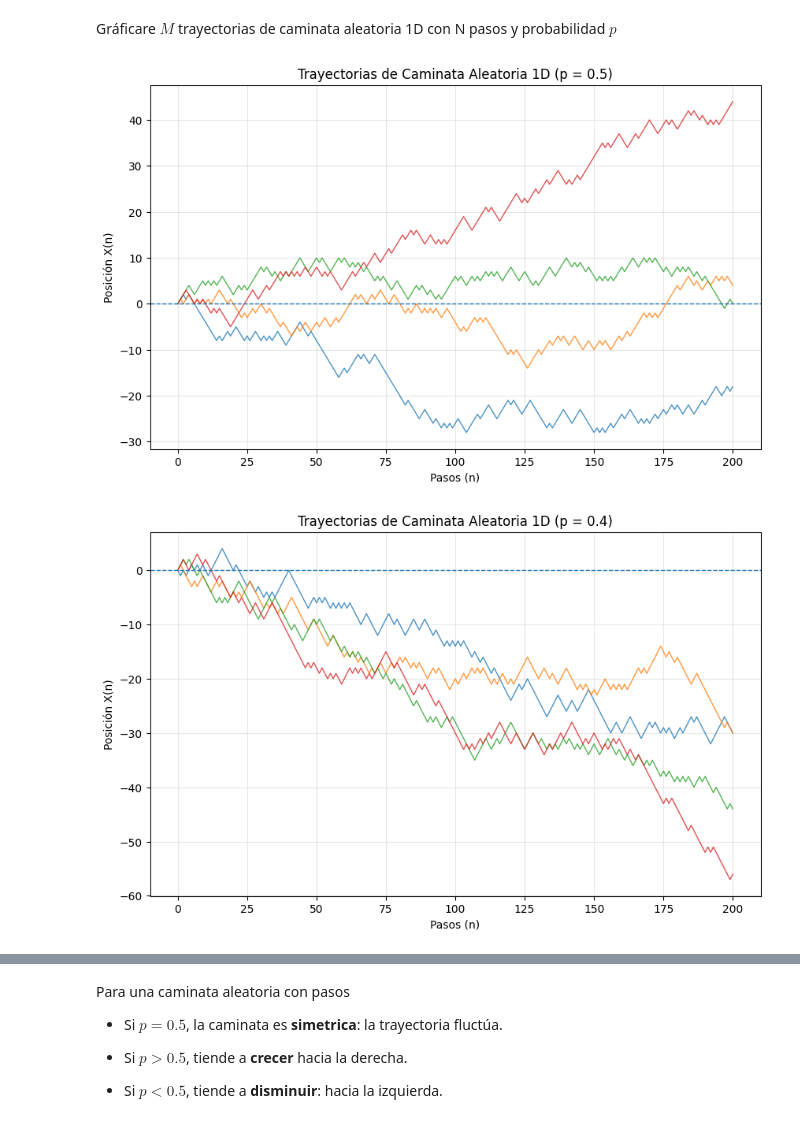
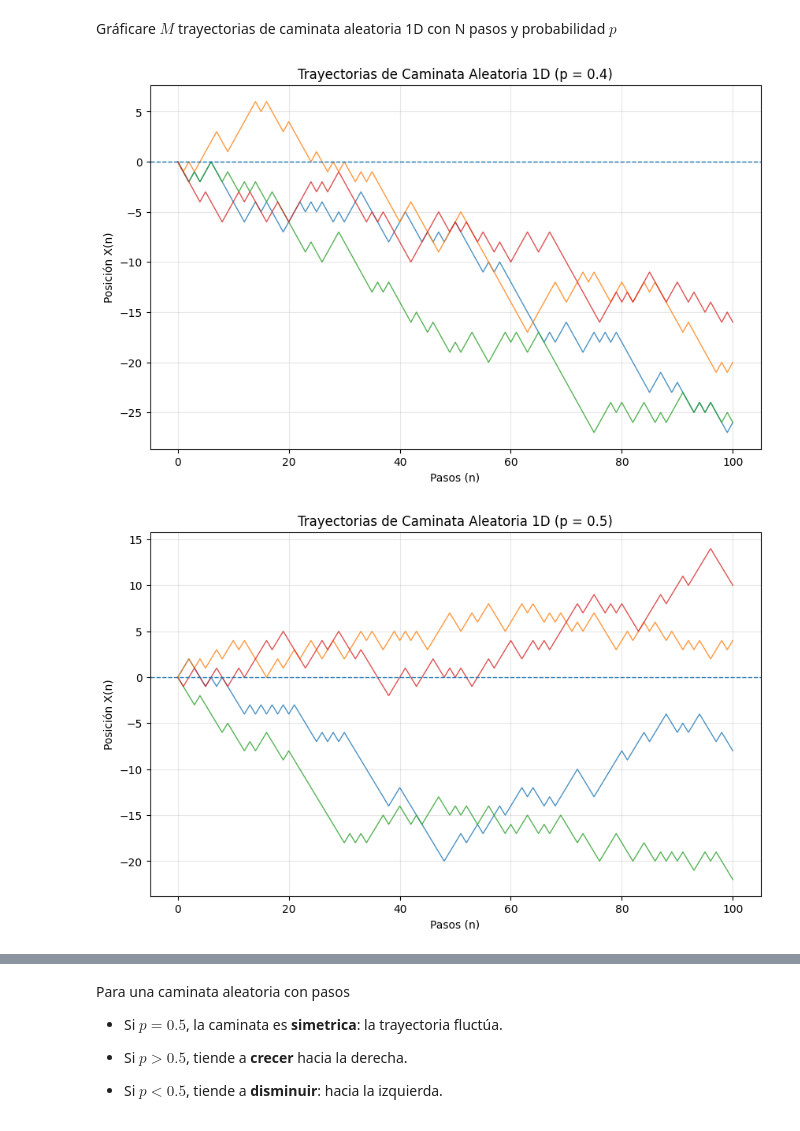
Before and after one commit to KarlaMichelleSorianoSanhez/Simulacion-I, a Jupyter notebook: caminata_aleatoria.ipynb, the cells around one changed output, grey strips where cells are left out. Saved outputs shown, nothing was run; the diff lists cells and outputs as text; code cells hidden in the pictures.

```diff
--- a/caminata_aleatoria.ipynb
+++ b/caminata_aleatoria.ipynb
@@ -108,14 +108,14 @@ def graficar_trayectorias(p, N, M):
     plt.show()
 # %%
 # Parámetros
-N = 200 #Número de pasos
+N = 100 #Número de pasos
 M = 4#Número de trayectorias a gráficar
 
 #probabilidades a probar
-valores_p = [0.5,0.4,0.6]
+valores_p = [0.4, 0.5, 0.6]
 
 for p in valores_p:
    graficar_trayectorias (p, N , M)
 # %% [output]
-[figure, old version]
+[figure, new version]
-[figure, old version]
+[figure, new version]
```
Also changed, not shown: parts of 10 cells of this notebook.
